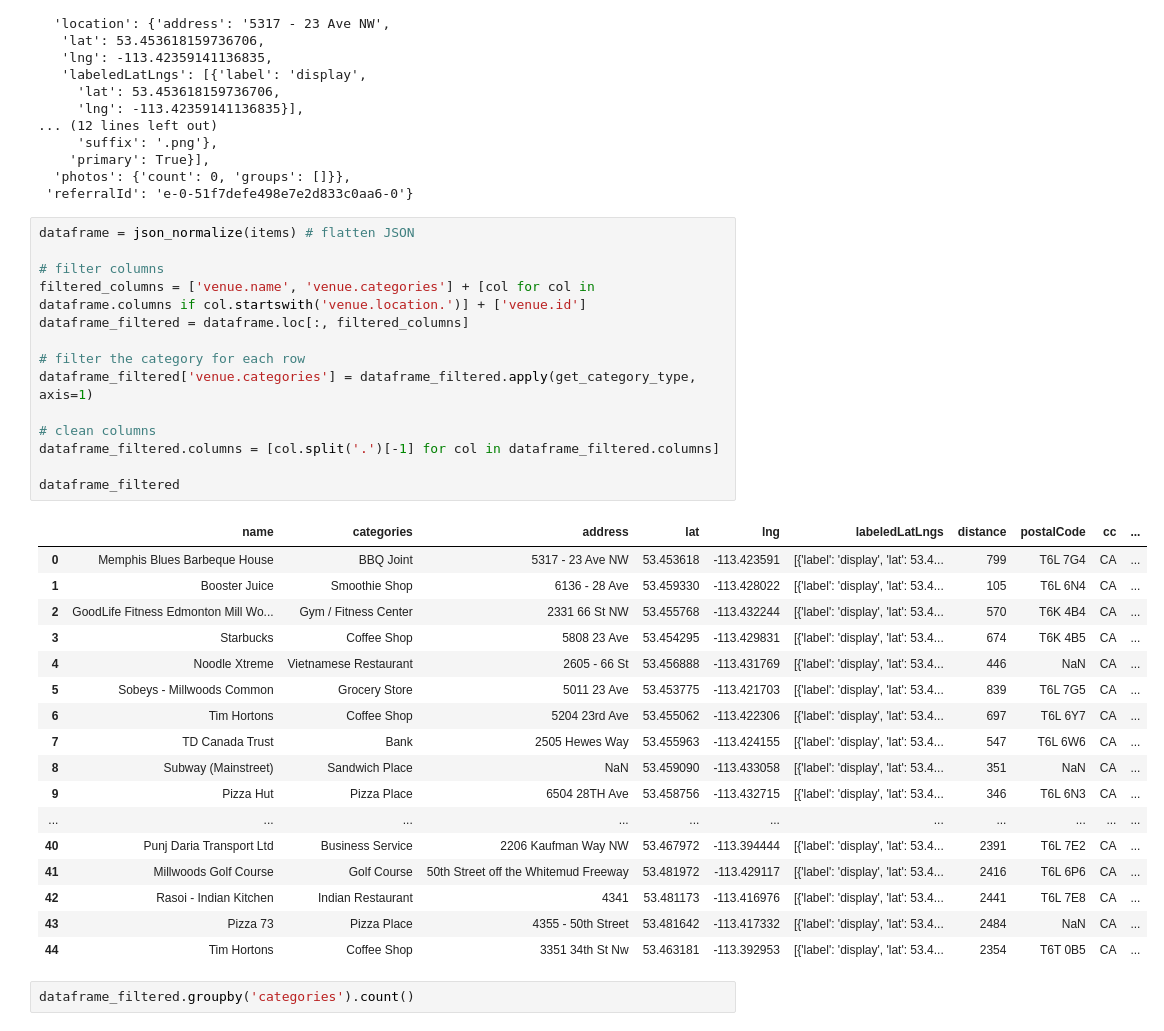
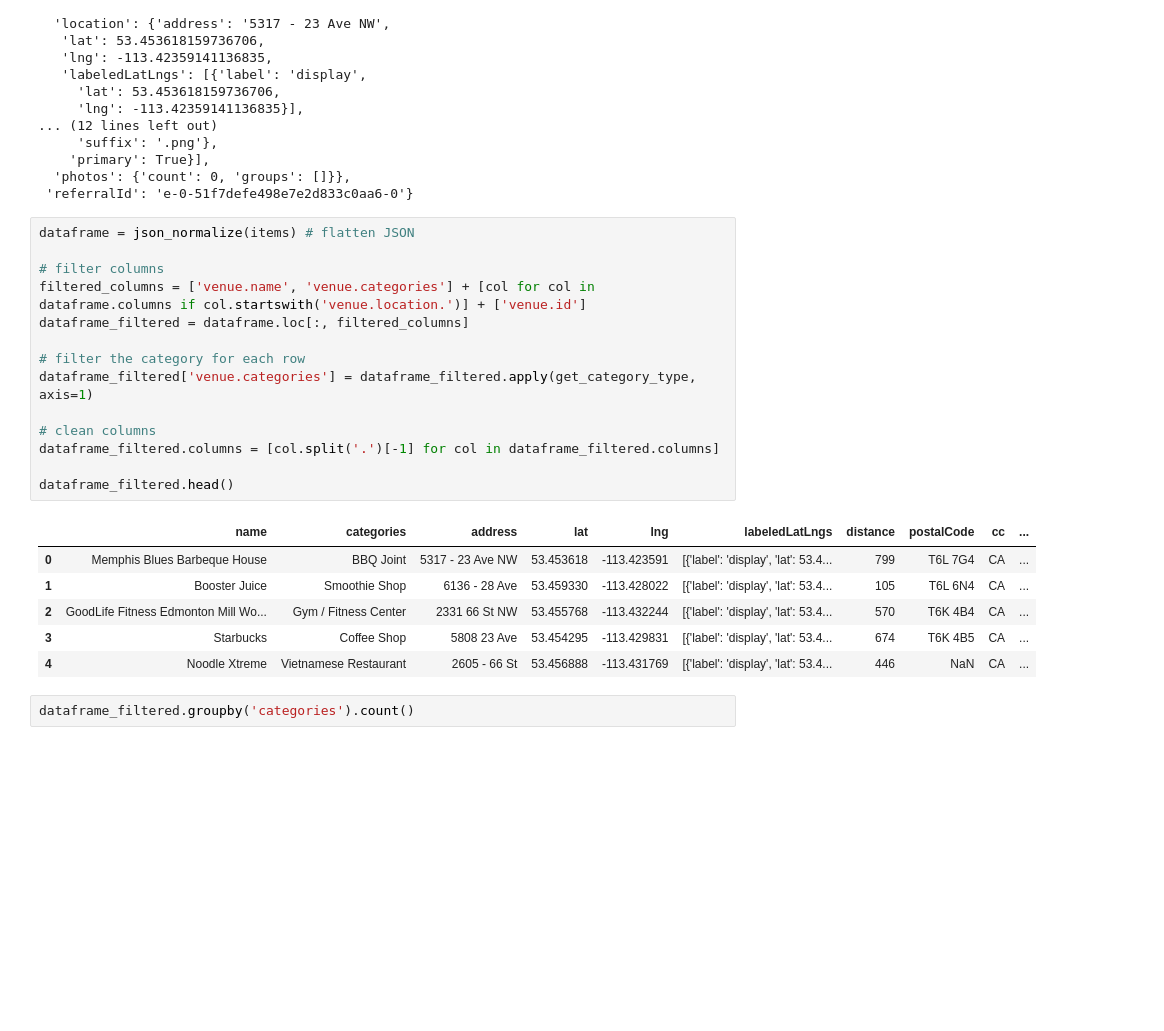
Before and after one commit to apk1991/Coursera_Capstone, a Jupyter notebook: Battle of Neighborhoods.ipynb, the cells around one changed output. Drawn from its saved outputs; the diff is of its cells as text; blank space fills up the shorter version.

```diff
--- a/Battle of Neighborhoods.ipynb
+++ b/Battle of Neighborhoods.ipynb
@@ -556,35 +548,24 @@ items[0]
 # %%
 dataframe = json_normalize(items) # flatten JSON
 
 # filter columns
 filtered_columns = ['venue.name', 'venue.categories'] + [col for col in dataframe.columns if col.startswith('venue.location.')] + ['venue.id']
 dataframe_filtered = dataframe.loc[:, filtered_columns]
 
 # filter the category for each row
 dataframe_filtered['venue.categories'] = dataframe_filtered.apply(get_category_type, axis=1)
 
 # clean columns
 dataframe_filtered.columns = [col.split('.')[-1] for col in dataframe_filtered.columns]
 
-dataframe_filtered
+dataframe_filtered.head()
 # %% [output]
 |  | name | categories | address | lat | lng | labeledLatLngs | distance | postalCode | cc | ... |
 | 0 | Memphis Blues Barbeque House | BBQ Joint | 5317 - 23 Ave NW | 53.453618 | -113.423591 | [{'label': 'display', 'lat': 53.4... | 799 | T6L 7G4 | CA | ... |
 | 1 | Booster Juice | Smoothie Shop | 6136 - 28 Ave | 53.459330 | -113.428022 | [{'label': 'display', 'lat': 53.4... | 105 | T6L 6N4 | CA | ... |
 | 2 | GoodLife Fitness Edmonton Mill Wo... | Gym / Fitness Center | 2331 66 St NW | 53.455768 | -113.432244 | [{'label': 'display', 'lat': 53.4... | 570 | T6K 4B4 | CA | ... |
 | 3 | Starbucks | Coffee Shop | 5808 23 Ave | 53.454295 | -113.429831 | [{'label': 'display', 'lat': 53.4... | 674 | T6K 4B5 | CA | ... |
 | 4 | Noodle Xtreme | Vietnamese Restaurant | 2605 - 66 St | 53.456888 | -113.431769 | [{'label': 'display', 'lat': 53.4... | 446 | NaN | CA | ... |
-| 5 | Sobeys - Millwoods Common | Grocery Store | 5011 23 Ave | 53.453775 | -113.421703 | [{'label': 'display', 'lat': 53.4... | 839 | T6L 7G5 | CA | ... |
-| 6 | Tim Hortons | Coffee Shop | 5204 23rd Ave | 53.455062 | -113.422306 | [{'label': 'display', 'lat': 53.4... | 697 | T6L 6Y7 | CA | ... |
-| 7 | TD Canada Trust | Bank | 2505 Hewes Way | 53.455963 | -113.424155 | [{'label': 'display', 'lat': 53.4... | 547 | T6L 6W6 | CA | ... |
-| 8 | Subway (Mainstreet) | Sandwich Place | NaN | 53.459090 | -113.433058 | [{'label': 'display', 'lat': 53.4... | 351 | NaN | CA | ... |
-| 9 | Pizza Hut | Pizza Place | 6504 28TH Ave | 53.458756 | -113.432715 | [{'label': 'display', 'lat': 53.4... | 346 | T6L 6N3 | CA | ... |
-| ... | ... | ... | ... | ... | ... | ... | ... | ... | ... | ... |
-| 40 | Punj Daria Transport Ltd | Business Service | 2206 Kaufman Way NW | 53.467972 | -113.394444 | [{'label': 'display', 'lat': 53.4... | 2391 | T6L 7E2 | CA | ... |
-| 41 | Millwoods Golf Course | Golf Course | 50th Street off the Whitemud Freeway | 53.481972 | -113.429117 | [{'label': 'display', 'lat': 53.4... | 2416 | T6L 6P6 | CA | ... |
-| 42 | Rasoi - Indian Kitchen | Indian Restaurant | 4341 | 53.481173 | -113.416976 | [{'label': 'display', 'lat': 53.4... | 2441 | T6L 7E8 | CA | ... |
-| 43 | Pizza 73 | Pizza Place | 4355 - 50th Street | 53.481642 | -113.417332 | [{'label': 'display', 'lat': 53.4... | 2484 | NaN | CA | ... |
-| 44 | Tim Hortons | Coffee Shop | 3351 34th St Nw | 53.463181 | -113.392953 | [{'label': 'display', 'lat': 53.4... | 2354 | T6T 0B5 | CA | ... |
 # %%
 dataframe_filtered.groupby('categories').count()
 # %% [output]
```
Also changed, not shown: parts of 18 cells of this notebook.
